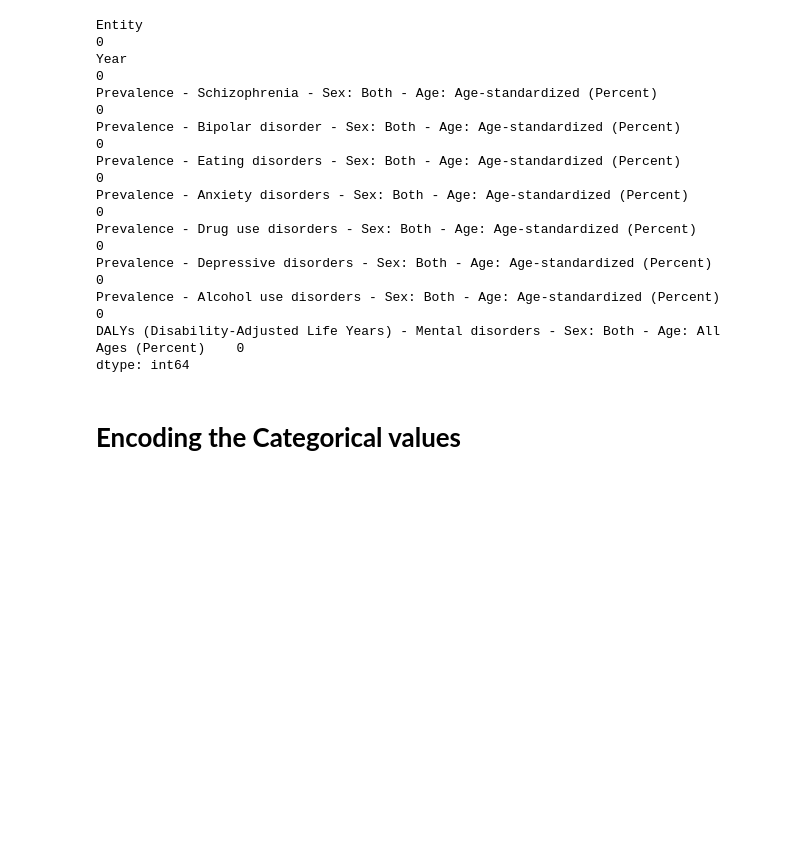
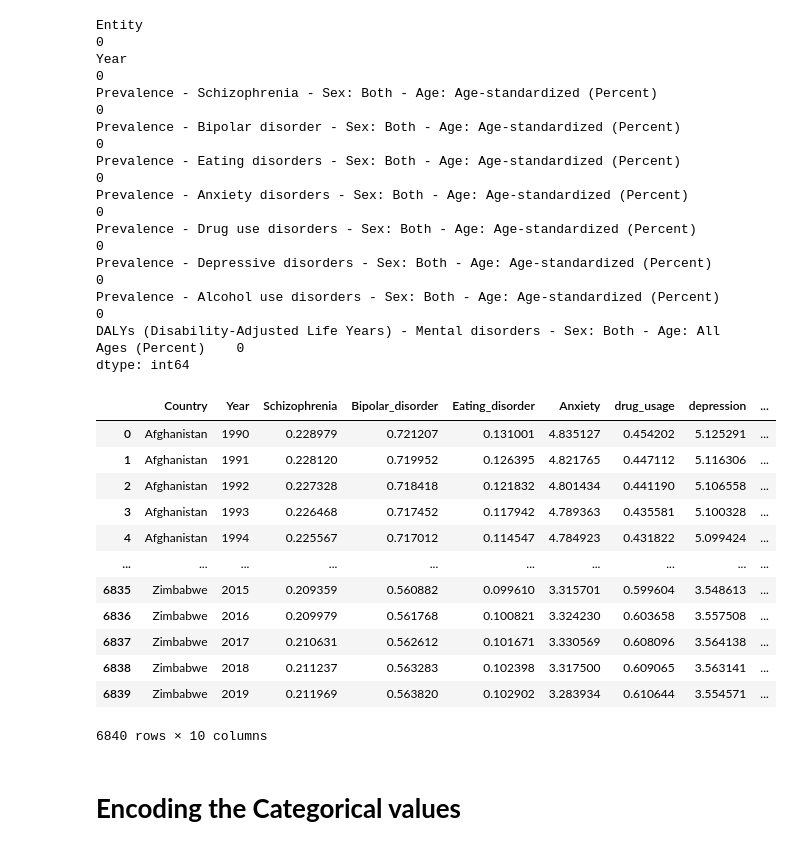
Before and after one commit to adivishnu-a/Mental-Fitness-Tracker, a Jupyter notebook: Mental_Fitness_Traker.ipynb, the cells around one changed output. Drawn from its saved outputs; the diff is of its cells as text; code cells hidden in the pictures; blank space fills up the shorter version.

```diff
--- a/Mental_Fitness_Traker.ipynb
+++ b/Mental_Fitness_Traker.ipynb
@@ -64,7 +64,21 @@ Prevalence - Alcohol use disorders - Sex: Both - Age: Age-standardized (Percent)
 DALYs (Disability-Adjusted Life Years) - Mental disorders - Sex: Both - Age: All Ages (Percent)    0
 dtype: int64
 # %%
-dataset.set_axis(['Country','Year','Schizophrenia', 'Bipolar_disorder', 'Eating_disorder','Anxiety','drug_usage','depression','alcohol','mental_fitness'], axis='columns', inplace=True)
+dataset.set_axis(['Country','Year','Schizophrenia', 'Bipolar_disorder', 'Eating_disorder','Anxiety','drug_usage','depression','alcohol','mental_fitness'], axis='columns')
+# %% [output]
+|  | Country | Year | Schizophrenia | Bipolar_disorder | Eating_disorder | Anxiety | drug_usage | depression | ... |
+| 0 | Afghanistan | 1990 | 0.228979 | 0.721207 | 0.131001 | 4.835127 | 0.454202 | 5.125291 | ... |
+| 1 | Afghanistan | 1991 | 0.228120 | 0.719952 | 0.126395 | 4.821765 | 0.447112 | 5.116306 | ... |
+| 2 | Afghanistan | 1992 | 0.227328 | 0.718418 | 0.121832 | 4.801434 | 0.441190 | 5.106558 | ... |
+| 3 | Afghanistan | 1993 | 0.226468 | 0.717452 | 0.117942 | 4.789363 | 0.435581 | 5.100328 | ... |
+| 4 | Afghanistan | 1994 | 0.225567 | 0.717012 | 0.114547 | 4.784923 | 0.431822 | 5.099424 | ... |
+| ... | ... | ... | ... | ... | ... | ... | ... | ... | ... |
+| 6835 | Zimbabwe | 2015 | 0.209359 | 0.560882 | 0.099610 | 3.315701 | 0.599604 | 3.548613 | ... |
+| 6836 | Zimbabwe | 2016 | 0.209979 | 0.561768 | 0.100821 | 3.324230 | 0.603658 | 3.557508 | ... |
+| 6837 | Zimbabwe | 2017 | 0.210631 | 0.562612 | 0.101671 | 3.330569 | 0.608096 | 3.564138 | ... |
+| 6838 | Zimbabwe | 2018 | 0.211237 | 0.563283 | 0.102398 | 3.317500 | 0.609065 | 3.563141 | ... |
+| 6839 | Zimbabwe | 2019 | 0.211969 | 0.563820 | 0.102902 | 3.283934 | 0.610644 | 3.554571 | ... |
+6840 rows × 10 columns
 # %% [markdown]
 # **Encoding the Categorical values**
 # %%
```
